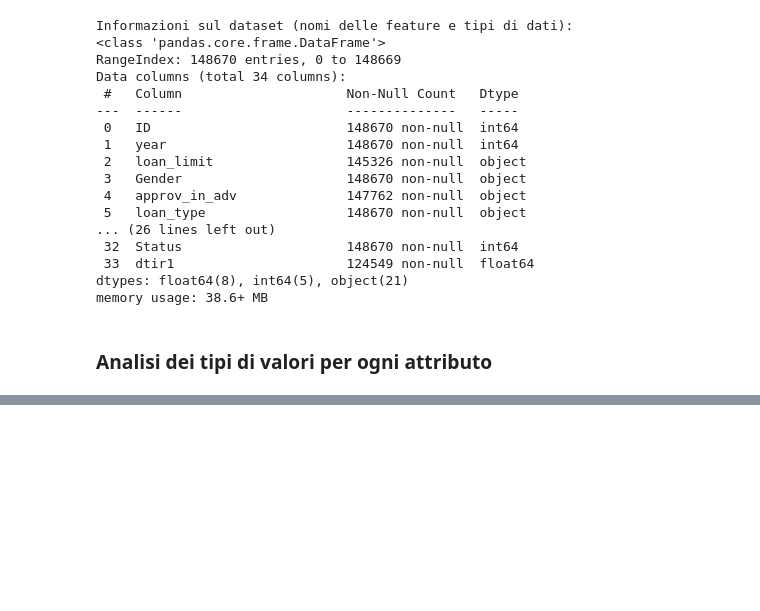
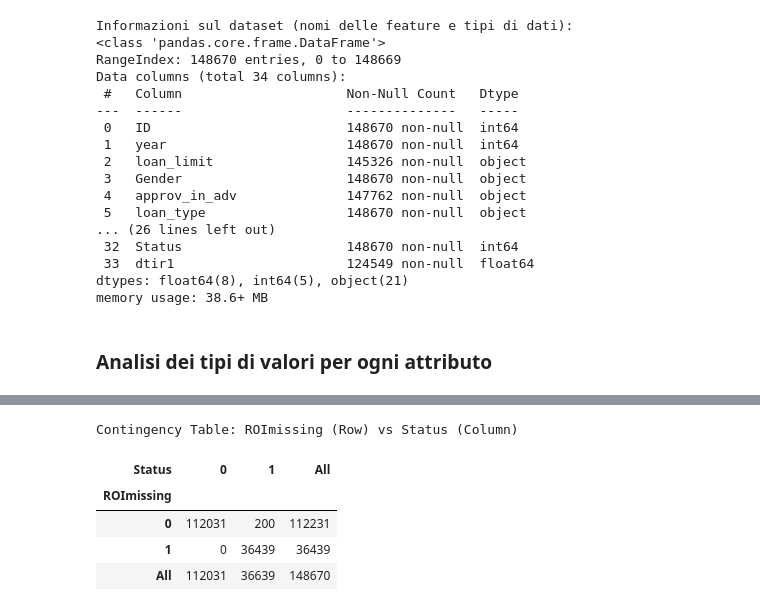
Before and after one commit to marcolari06-maker/loan-default-prediction, a Jupyter notebook: LDP_DMML.ipynb, the cells around one changed output, grey strips where cells are left out. Cells and saved outputs as stored; diff of their text form; code cells hidden in the pictures; blank space fills up the shorter version.

```diff
--- a/LDP_DMML.ipynb
+++ b/LDP_DMML.ipynb
@@ -97,0 +162,16 @@ print(missing_df[missing_df['Missing Values'] > 0])
+# %%
+# Create a binary flag: 1 if missing, 0 if present
+df_github['ROImissing'] = df_github['rate_of_interest'].isnull().astype(int)
+
+# Generate the contingency table
+leakage_table = pd.crosstab(df_github['ROImissing'], df_github['Status'], margins=True)
+df_github = df_github.drop(columns=['ROImissing'])
+print("Contingency Table: ROImissing (Row) vs Status (Column)")
+display(leakage_table)
+# %% [output]
+Contingency Table: ROImissing (Row) vs Status (Column)
+| Status | 0 | 1 | All |
+| ROImissing |  |  |  |
+| 0 | 112031 | 200 | 112231 |
+| 1 | 0 | 36439 | 36439 |
+| All | 112031 | 36639 | 148670 |
```
Also changed, not shown: parts of 37 cells of this notebook.
